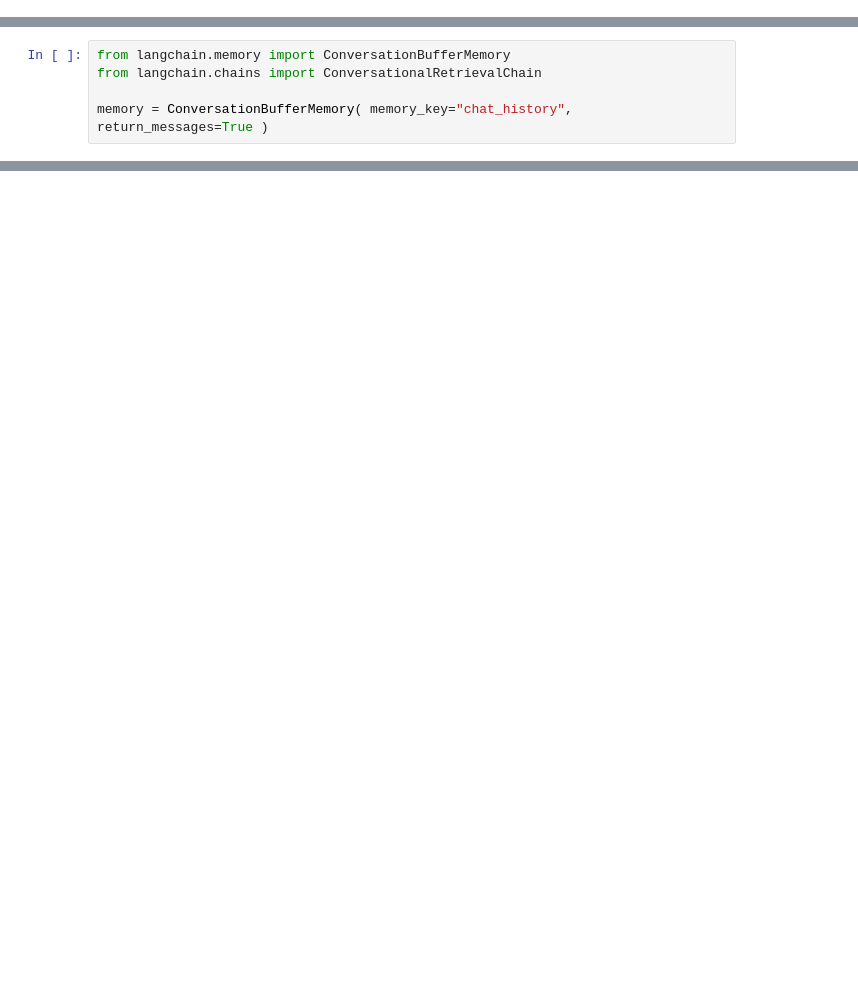
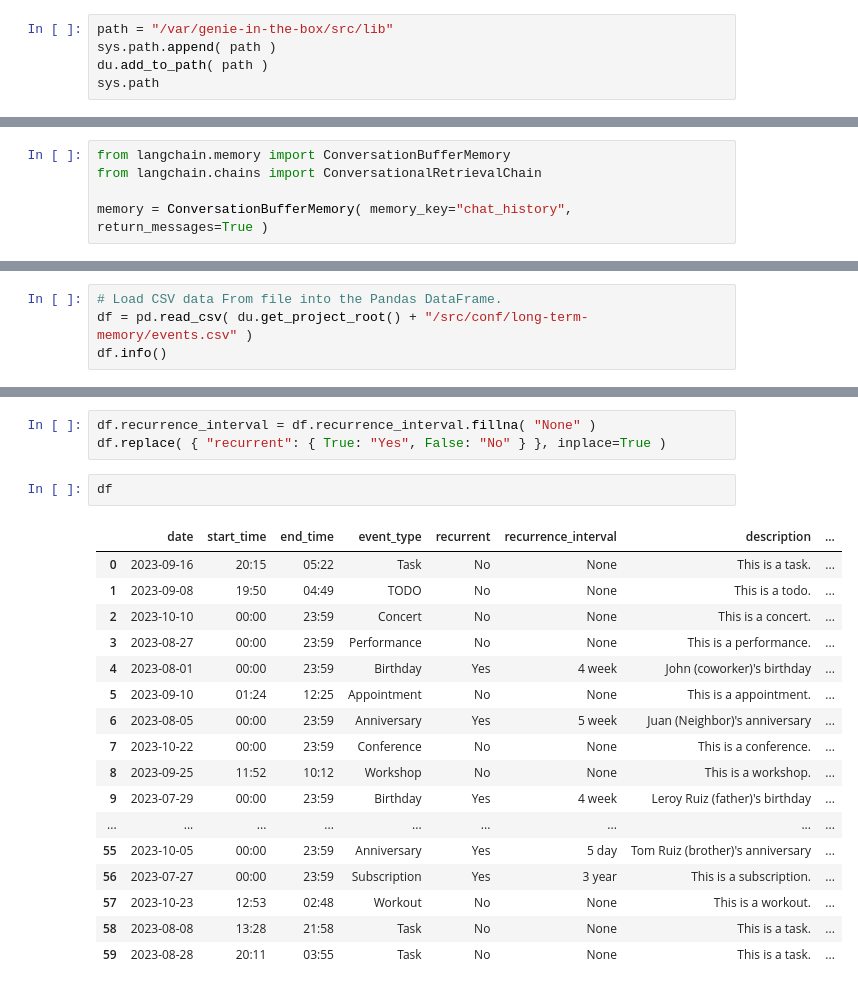
Before and after one commit to deepily/genie-in-the-box, a Jupyter notebook: src/notebooks/langchain-custom-knowledge-chatbot.ipynb, the cells around one changed output, grey strips where cells are left out. Drawn from its saved outputs; the diff is of its cells as text; blank space fills up the shorter version.

Commit message:
Continue experimenting with CSV agent using PANDA$

```diff
--- a/src/notebooks/langchain-custom-knowledge-chatbot.ipynb
+++ b/src/notebooks/langchain-custom-knowledge-chatbot.ipynb
@@ -191,3 +191,8 @@ input_variables=['concept'] output_parser=None partial_variables={} messages=[Hu
 An autoencoder is a type of neural network that is trained to reconstruct its input data. It consists of an encoder network that compresses the input data into a lower-dimensional representation, and  ...
 
 Regularization is a technique used in deep learning to prevent overfitting by adding a penalty term to the loss function. It helps to control the complexity of the model by discouraging large weights  ...
+# %%
+path = "/var/genie-in-the-box/src/lib"
+sys.path.append( path )
+du.add_to_path( path )
+sys.path
@@ -511,0 +516,4 @@ query_embeddings( "list all birthdays in August. Format as a table, using Markdo
+# %%
+# Load CSV data From file into the Pandas DataFrame.
+df = pd.read_csv( du.get_project_root() + "/src/conf/long-term-memory/events.csv" )
+df.info()
@@ -511,0 +536,23 @@ query_embeddings( "list all birthdays in August. Format as a table, using Markdo
+# %%
+df.recurrence_interval = df.recurrence_interval.fillna( "None" )
+df.replace( { "recurrent": { True: "Yes", False: "No" } }, inplace=True )
+# %%
+df
+# %% [output]
+|  | date | start_time | end_time | event_type | recurrent | recurrence_interval | description | ... |
+| 0 | 2023-09-16 | 20:15 | 05:22 | Task | No | None | This is a task. | ... |
+| 1 | 2023-09-08 | 19:50 | 04:49 | TODO | No | None | This is a todo. | ... |
+| 2 | 2023-10-10 | 00:00 | 23:59 | Concert | No | None | This is a concert. | ... |
+| 3 | 2023-08-27 | 00:00 | 23:59 | Performance | No | None | This is a performance. | ... |
+| 4 | 2023-08-01 | 00:00 | 23:59 | Birthday | Yes | 4 week | John (coworker)'s birthday | ... |
+| 5 | 2023-09-10 | 01:24 | 12:25 | Appointment | No | None | This is a appointment. | ... |
+| 6 | 2023-08-05 | 00:00 | 23:59 | Anniversary | Yes | 5 week | Juan (Neighbor)'s anniversary | ... |
+| 7 | 2023-10-22 | 00:00 | 23:59 | Conference | No | None | This is a conference. | ... |
+| 8 | 2023-09-25 | 11:52 | 10:12 | Workshop | No | None | This is a workshop. | ... |
+| 9 | 2023-07-29 | 00:00 | 23:59 | Birthday | Yes | 4 week | Leroy Ruiz (father)'s birthday | ... |
+| ... | ... | ... | ... | ... | ... | ... | ... | ... |
+| 55 | 2023-10-05 | 00:00 | 23:59 | Anniversary | Yes | 5 day | Tom Ruiz (brother)'s anniversary | ... |
+| 56 | 2023-07-27 | 00:00 | 23:59 | Subscription | Yes | 3 year | This is a subscription. | ... |
+| 57 | 2023-10-23 | 12:53 | 02:48 | Workout | No | None | This is a workout. | ... |
+| 58 | 2023-08-08 | 13:28 | 21:58 | Task | No | None | This is a task. | ... |
+| 59 | 2023-08-28 | 20:11 | 03:55 | Task | No | None | This is a task. | ... |
```
Also changed, not shown: parts of 61 cells of this notebook.
